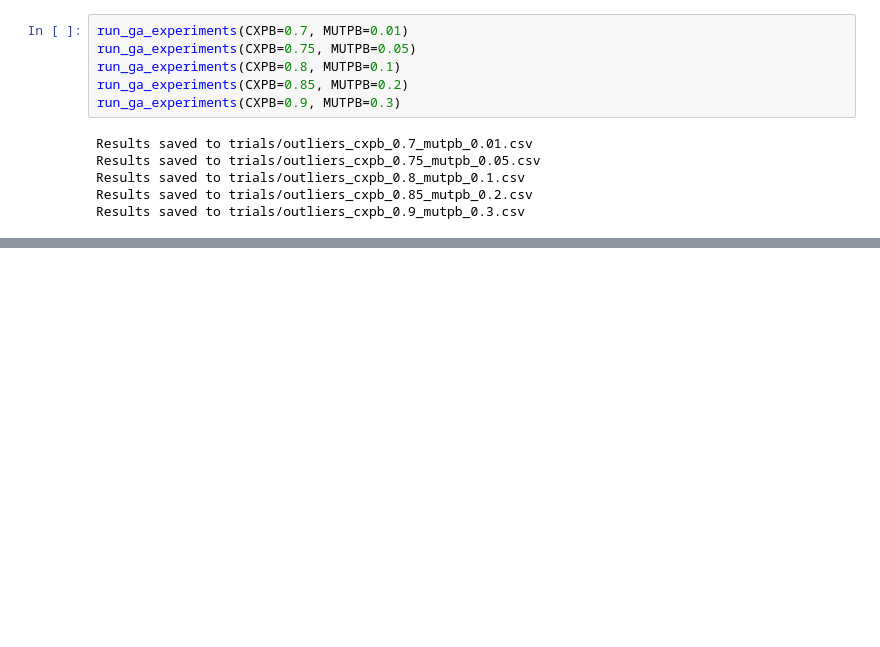
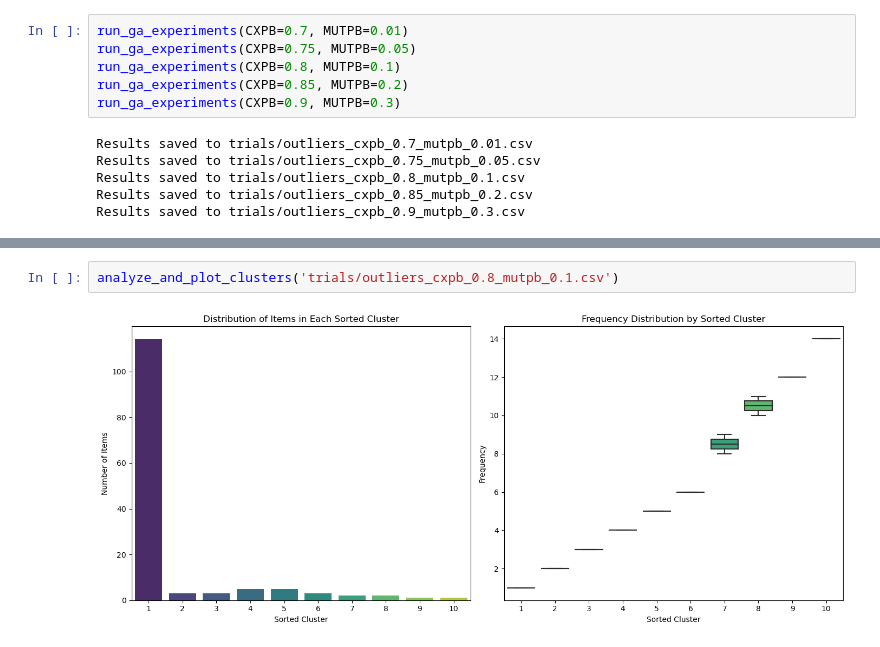
Before and after one commit to rtenacity/dark-matter-genetic, a Jupyter notebook: main.ipynb, the cells around one changed output, grey strips where cells are left out. Drawn from its saved outputs; the diff is of its cells as text; blank space fills up the shorter version.

```diff
--- a/main.ipynb
+++ b/main.ipynb
@@ -178,0 +271,4 @@ Results saved to trials/outliers_cxpb_0.9_mutpb_0.3.csv
+# %%
+analyze_and_plot_clusters('trials/outliers_cxpb_0.8_mutpb_0.1.csv')
+# %% [output]
+[figure, added]
```
Also changed, not shown: parts of 9 cells of this notebook, 2 other files.
